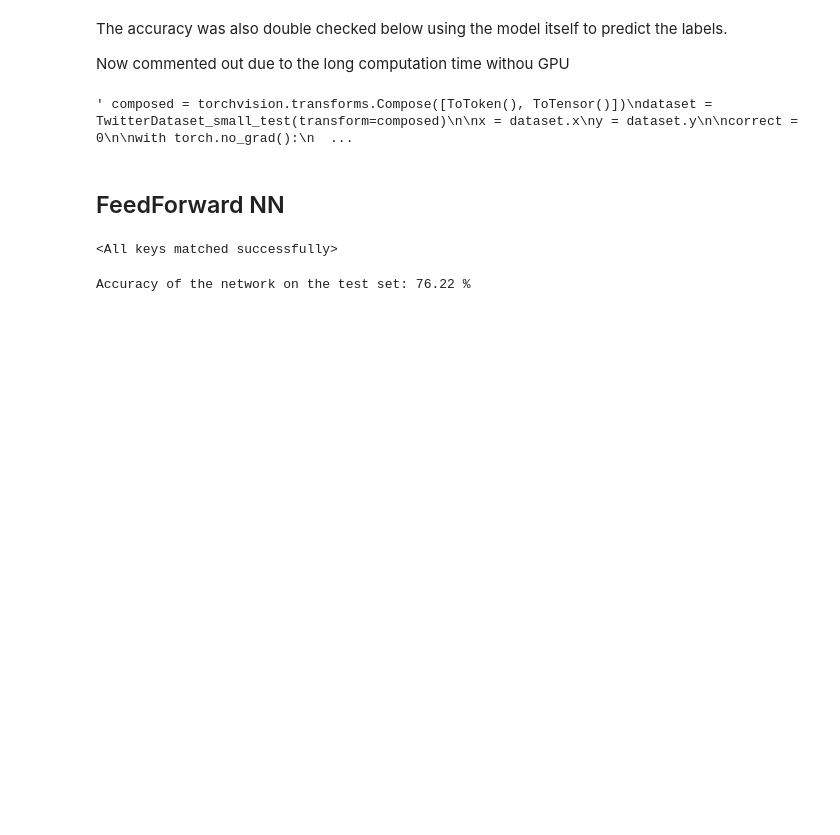
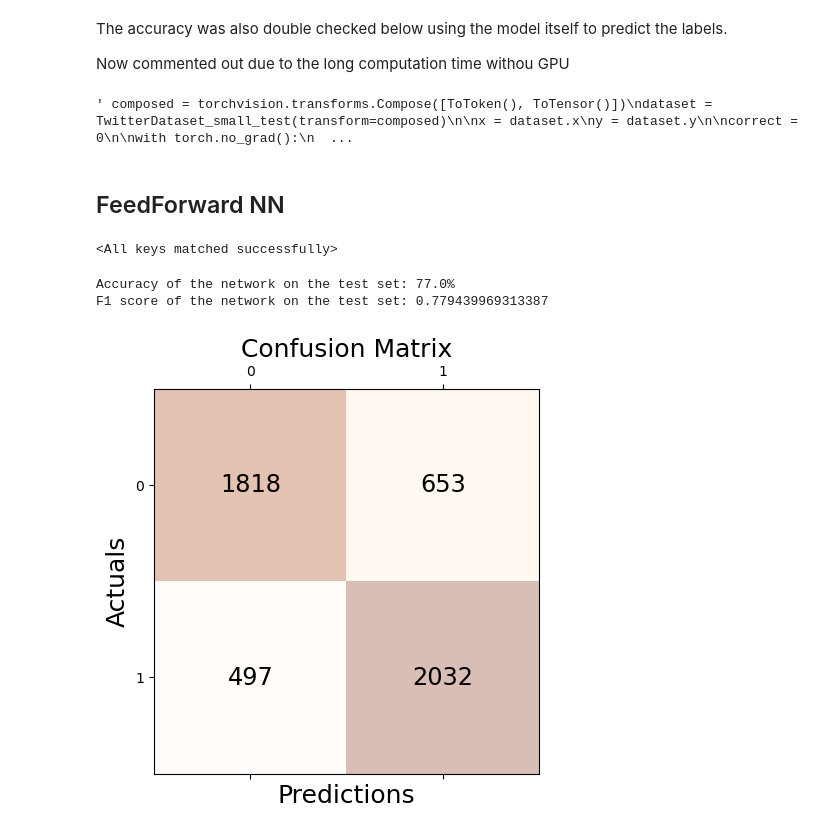
Before and after one commit to rodrigosimass/nlp-modeling-case, a Jupyter notebook: model_comparisson.ipynb, the cells around one changed output. Saved outputs shown, nothing was run; the diff lists cells and outputs as text; code cells hidden in the pictures; blank space fills up the shorter version.

Commit message:
Added f1 score and matrix to NN model

```diff
--- a/model_comparisson.ipynb
+++ b/model_comparisson.ipynb
@@ -91,10 +96,11 @@ print(f"accuracy: {acc2:.4f}") """
 ## FeedForward NN
 # %%
 from scripts.BinaryFFNN import BinaryFFNN
+from sklearn.metrics import accuracy_score, f1_score
 
 input_size = 512
-hidden_size = 100
-PATH = 'models/FFNN_dropout100.pth'
+hidden_size = 20
+PATH = 'models/FFNN_20.pth'
 
 model = BinaryFFNN(input_size, hidden_size)  # create an instance of the model
 model.load_state_dict(torch.load(PATH))  # load the saved state dictionary
@@ -103,24 +109,38 @@ model.load_state_dict(torch.load(PATH))  # load the saved state dictionary
 # %%
 composed = torchvision.transforms.Compose([ToToken(), ToTensor()])
 test_dataset = TwitterDataset_small_test(transform=composed)
+
+#test_dataset = test_dataset[:100]
 
 test_loader = torch.utils.data.DataLoader(
     dataset=test_dataset, batch_size=test_dataset.n_samples
 )
 
+true_labels = []
+predicted_labels = []
+
 with torch.no_grad():
+    model.eval()
     n_samples = 0
     n_correct = 0
     for tokens, labels in test_loader: # single batch
         outputs = model(tokens)
 
-        predicted_labels = outputs.round()
+        predicted = outputs.round().squeeze().tolist()
+        true = labels.squeeze().tolist()
 
-        n_samples += labels.size(0)
-        n_correct += (predicted_labels == labels).sum().item()
+        predicted_labels.extend(predicted)
+        true_labels.extend(true)
 
+accuracy = accuracy_score(true_labels, predicted_labels)
+f1 = f1_score(true_labels, predicted_labels)
 
-        acc = 100.0 * n_correct / n_samples
-        print(f"Accuracy of the network on the test set: {acc} %")
+print(f"Accuracy of the network on the test set: {accuracy * 100}%")
+print(f"F1 score of the network on the test set: {f1}")
 # %% [output]
-Accuracy of the network on the test set: 76.22 %
+Accuracy of the network on the test set: 77.0%
+F1 score of the network on the test set: 0.779439969313387
+# %%
+plot_conf_matrix(true_labels, predicted_labels)
+# %% [output]
+[figure, added]
```
Also changed, not shown: parts of 1 cell of this notebook.
